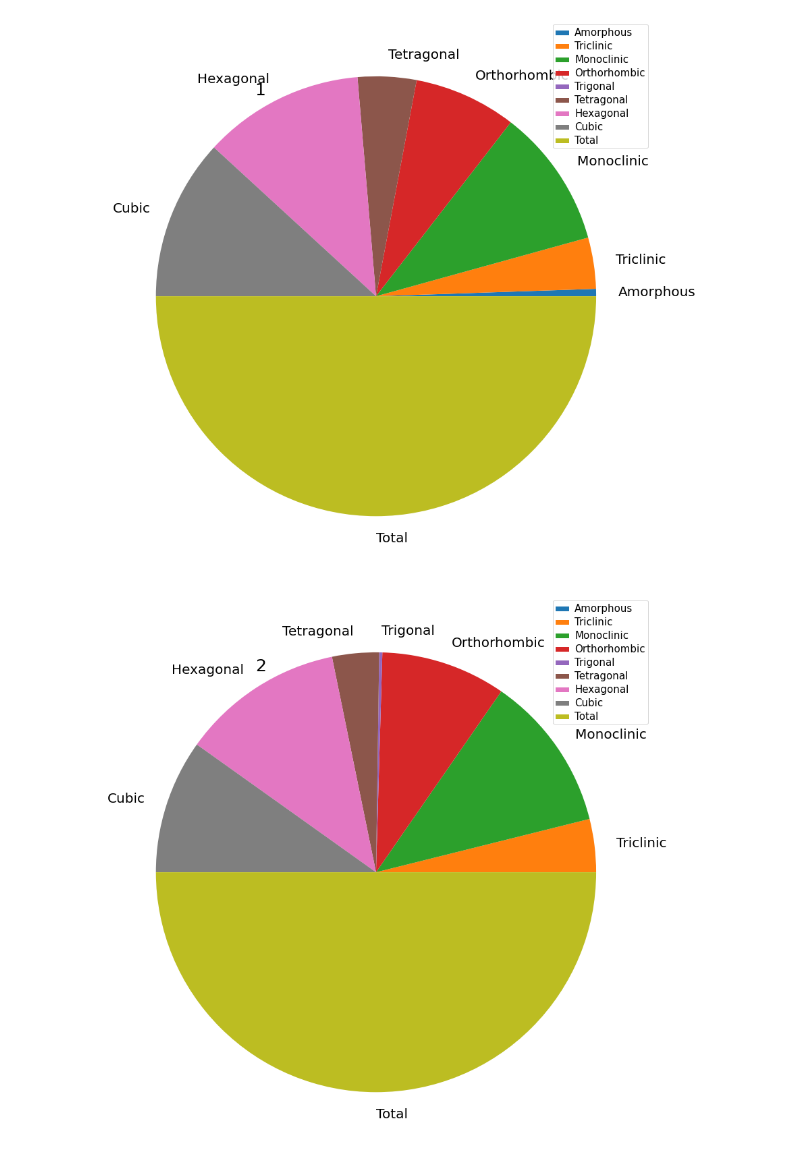
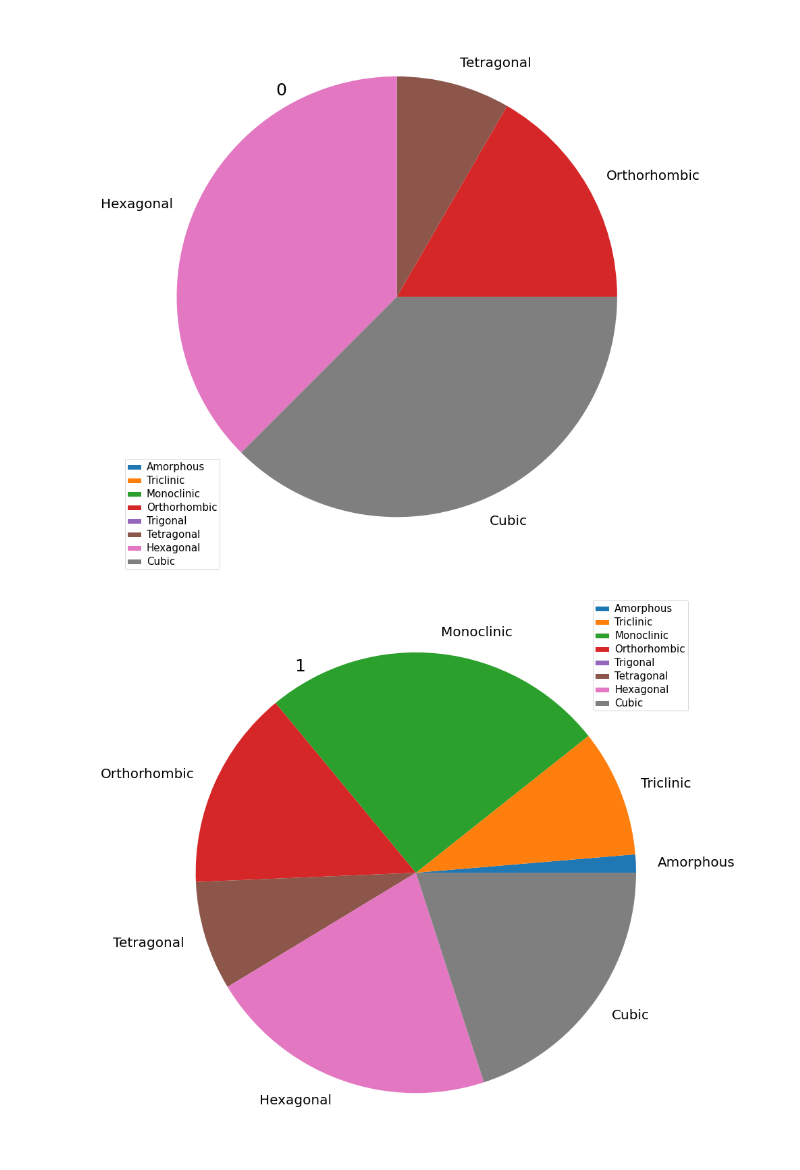
Before and after one commit to NoaVidovic/mineral-evolution-data, a Jupyter notebook: data_analysis_dobrovolski.ipynb, the cells around one changed output. Cells and saved outputs as stored; diff of their text form; code cells hidden in the pictures.

```diff
--- a/data_analysis_dobrovolski.ipynb
+++ b/data_analysis_dobrovolski.ipynb
@@ -9,7 +9,7 @@ rruff_db = pd.read_csv('rruff_database_2021_12_25.csv',
                            na_filter=False
                           ).transpose()
 # %%
-stages = [ '1', '2', '3a', '3b', '4a', '4b', '5', '7', '10a', '10b' ]
+stages = [ '0', '1', '2', '3a', '3b', '4a', '4b', '5', '7', '10a', '10b' ]
 rruff_db_stages = {
     s: pd.read_csv(f'rruff_database_2021_12_25_S{s}.csv',
                        index_col='Mineral Name',
@@ -59,17 +59,19 @@ stage_species_appeared_populations = []
 for stage, minerals_appeared in minerals_first_appeared_in_stage.items():
     stage_symmetry_index = 0
     stage_population = { crystal_system: 0 for crystal_system in symmetry_indices.keys() }
+    num_minerals = 0
     for mineral in minerals_appeared:
-        crystal_systems = rruff_db_stages[stage][mineral]['Crystal Systems']
-        for crystal_system in crystal_systems.replace(', ', '|').split('|'):
+        crystal_systems = rruff_db_stages[stage][mineral]['Crystal Systems'].replace(', ', '|').split('|')
+        for crystal_system in crystal_systems:
             if crystal_system in symmetry_indices.keys():
                 stage_symmetry_index += symmetry_indices[crystal_system]
                 stage_population[crystal_system] += 1
+                num_minerals += 1
             else:
                 no_crystal_system += f'S{stage} - {mineral}: {crystal_system}\n'
 
     stage_symmetry_indices_appeared.append(
-        stage_symmetry_index / symmetry_indices['cubic'] / len(minerals_appeared)
+        stage_symmetry_index / symmetry_indices['cubic'] / num_minerals
     )
     stage_species_appeared_populations.append(stage_population)
 
@@ -344,17 +355,17 @@ for index, row in stage_species_appeared_populations_pct.iterrows():
 10b:     100.0
 # %%
 for stage in stages:
-    fig = stage_species_appeared_populations.transpose().plot.pie(y=stage, figsize=(15, 15), fontsize=20)
+    fig = stage_species_appeared_populations_pct.transpose().plot.pie(y=stage, figsize=(15, 15), fontsize=20)
     y_label = fig.axes.set_ylabel(stage, fontsize=25)
     y_label.set_rotation(0)
     fig.axes.yaxis.set_label_coords(0.29, 0.86)
 
     legend = fig.axes.get_legend()
 
     for text in legend.get_texts():
         text.set_fontsize(15)
 
     fig.get_figure().savefig(f'population_S{stage}.png')
 # %% [output]
-[figure, old version]
+[figure, new version]
-[figure, old version]
+[figure, new version]
```
Also changed, not shown: parts of 16 cells of this notebook, 2 other files.
